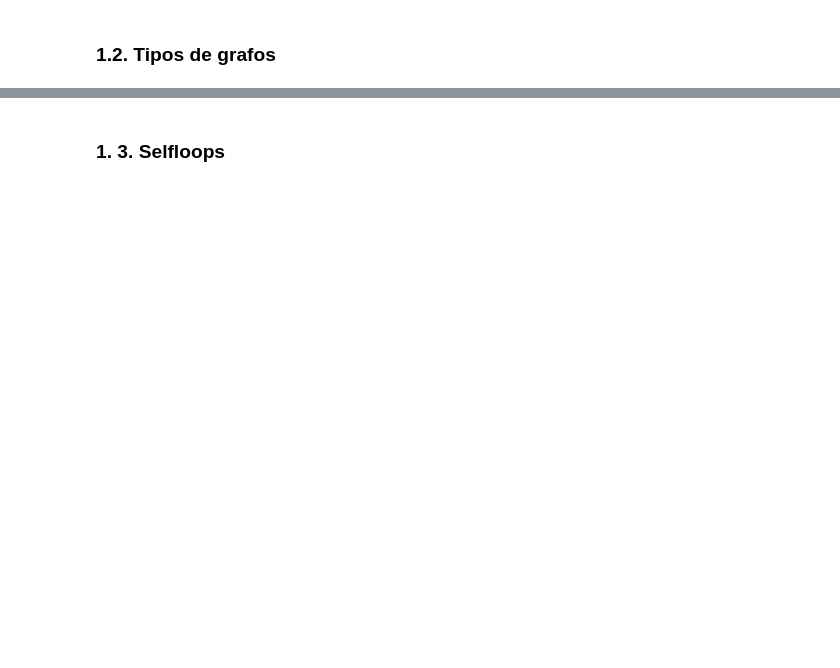
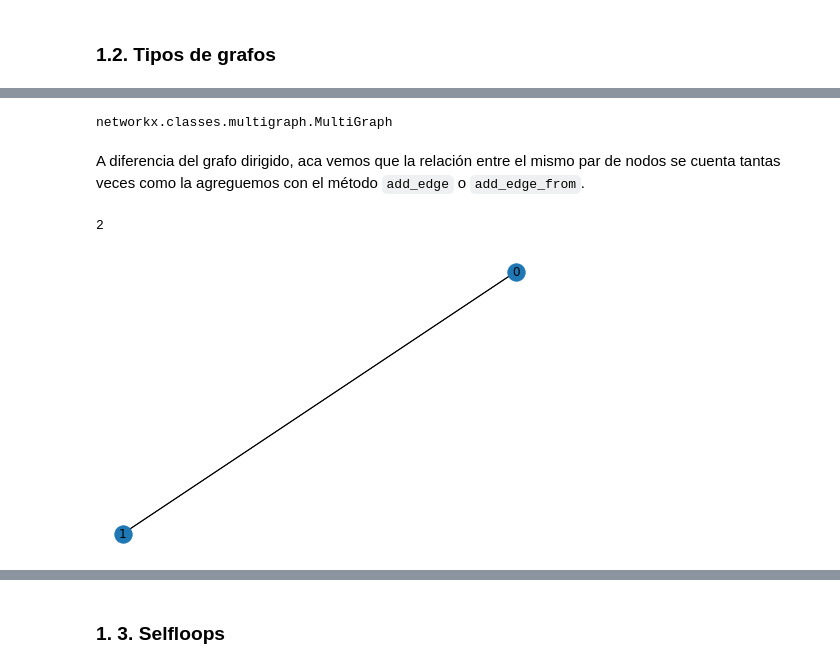
Before and after one commit to PyMap/AUPY, a Jupyter notebook: Clase 4/04_02_Fundamentos_NetworX.ipynb, the cells around one changed output, grey strips where cells are left out. Saved outputs shown, nothing was run; the diff lists cells and outputs as text; code cells hidden in the pictures; blank space fills up the shorter version.

```diff
--- a/Clase 4/04_02_Fundamentos_NetworX.ipynb
+++ b/Clase 4/04_02_Fundamentos_NetworX.ipynb
@@ -359,0 +474,22 @@ type(MD)
+# %%
+# Instanciamos un grafo no dirigido con ejes múltiples
+M = nx.MultiGraph()
+type(M)
+# %% [output]
+networkx.classes.multigraph.MultiGraph
+# %%
+# y lo poblamocs con nodos y ejes
+M.add_nodes_from([0,1])
+M.add_edge(0,1)
+M.add_edge(0,1);
+# %% [markdown]
+A diferencia del grafo dirigido, aca vemos que la relación entre el mismo par de nodos se cuenta tantas veces como la agreguemos con el método `add_edge` o `add_edge_from`.
+# %%
+# Ahora contamos con más de una conexión entre el mismo par de nodos!
+M.number_of_edges()
+# %% [output]
+2
+# %%
+nx.draw(M, with_labels=True)
+# %% [output]
+[figure, added]
```
Also changed, not shown: parts of 257 cells of this notebook.
